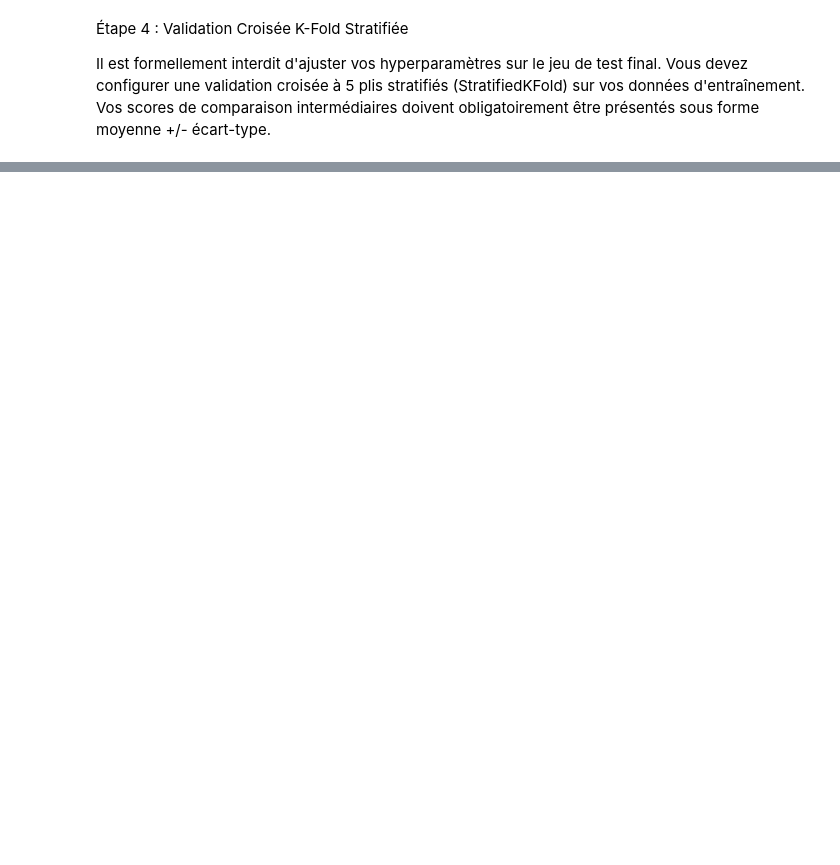
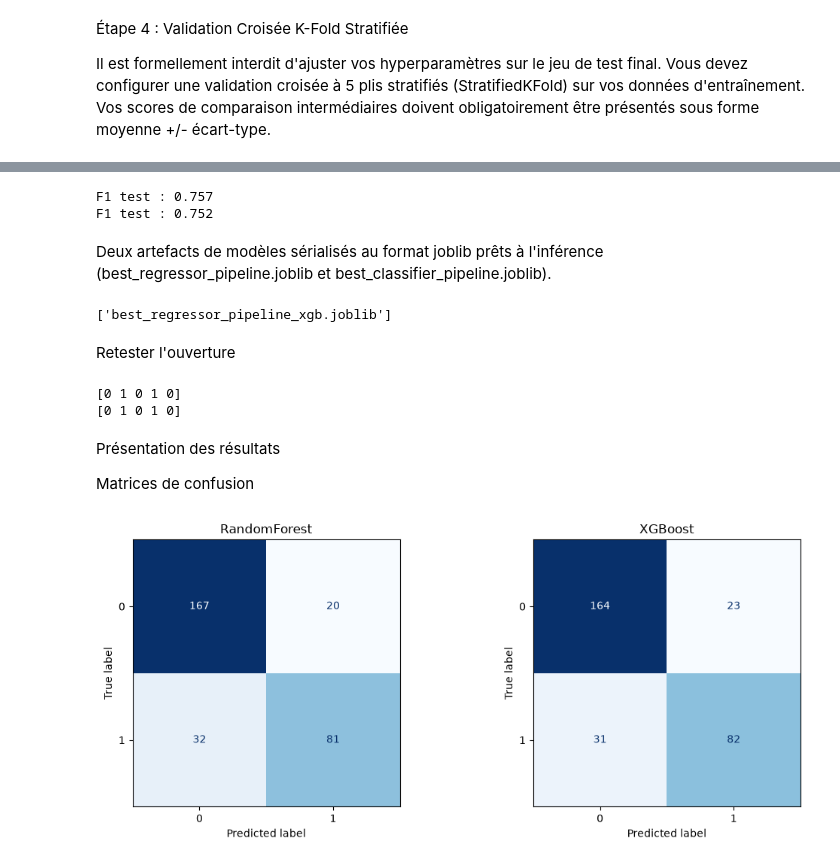
Before and after one commit to LaurenceCat/SocleApplicatif-module0, a Jupyter notebook: dev/Module1.ipynb, the cells around one changed output, grey strips where cells are left out. Drawn from its saved outputs; the diff is of its cells as text; code cells hidden in the pictures; blank space fills up the shorter version.

```diff
--- a/dev/Module1.ipynb
+++ b/dev/Module1.ipynb
@@ -258,11 +258,11 @@ preprocessor = ColumnTransformer(transformers=[
 ])
 
 # Pipeline complet : Prétraitement étanche + Modèle unifié
-full_pipeline = Pipeline(steps=[
+full_pipeline_RandomForest = Pipeline(steps=[
     ("preprocessor", preprocessor),
     ("model", RandomForestClassifier(random_state=42))
 ])
 
 # Sauvegarder le pipeline complet pour une utilisation ultérieure
-joblib.dump(full_pipeline, "full_pipeline.pkl")
+joblib.dump(full_pipeline_RandomForest, "full_pipeline.pkl")
 print("Pipeline sauvegardé sous 'full_pipeline.pkl'")
@@ -279,0 +431,67 @@ cv = StratifiedKFold(n_splits=5, shuffle=True, random_state=42)
+# %%
+from sklearn.metrics import f1_score
+
+final_model_rf = RandomForestClassifier(**study_rf.best_params, random_state=42, n_jobs=-1)
+final_pipeline_rf = Pipeline([("preprocessor", preprocessor), ("model", final_model_rf)])
+final_pipeline_rf.fit(X_train, y_train)
+y_pred = final_pipeline_rf.predict(X_test)
+print(f"F1 test : {f1_score(y_test, y_pred):.3f}")
+
+final_model_xgb = XGBClassifier(**study_xgb.best_params, random_state=42, eval_metric="logloss")
+final_pipeline_xgb = Pipeline([("preprocessor", preprocessor), ("model", final_model_xgb)])
+final_pipeline_xgb.fit(X_train, y_train)
+y_pred = final_pipeline_xgb.predict(X_test)
+print(f"F1 test : {f1_score(y_test, y_pred):.3f}")
+# %% [output]
+F1 test : 0.757
+F1 test : 0.752
+# %% [markdown]
+Deux artefacts de modèles sérialisés au format joblib prêts à l'inférence (best_regressor_pipeline.joblib et best_classifier_pipeline.joblib).
+# %%
+joblib.dump(final_pipeline_rf, "best_regressor_pipeline_rf.joblib")
+joblib.dump(final_pipeline_xgb, "best_regressor_pipeline_xgb.joblib")
+# %% [output]
+['best_regressor_pipeline_xgb.joblib']
+# %% [markdown]
+Retester l'ouverture
+# %%
+rf = joblib.load("best_regressor_pipeline_rf.joblib")
+xgb = joblib.load("best_regressor_pipeline_xgb.joblib")
+
+print(rf.predict(X_test.head()))
+print(xgb.predict(X_test.head()))
+# %% [output]
+[0 1 0 1 0]
+[0 1 0 1 0]
+# %% [markdown]
+Présentation des résultats
+
+Matrices de confusion
+# %%
+import matplotlib.pyplot as plt
+from sklearn.ensemble import RandomForestClassifier
+from sklearn.metrics import ConfusionMatrixDisplay
+from sklearn.pipeline import Pipeline
+from xgboost import XGBClassifier
+
+pipe_rf = Pipeline([("preprocessor", preprocessor),
+                    ("model", RandomForestClassifier(**study_rf.best_params, random_state=42, n_jobs=-1))])
+pipe_xgb = Pipeline([("preprocessor", preprocessor),
+                     ("model", XGBClassifier(**study_xgb.best_params, random_state=42, eval_metric="logloss"))])
+
+pipe_rf.fit(X_train, y_train)
+pipe_xgb.fit(X_train, y_train)
+
+fig, axes = plt.subplots(1, 2, figsize=(11, 4.5))
+
+for ax, (nom, pipe) in zip(axes, [("RandomForest", pipe_rf), ("XGBoost", pipe_xgb)]):
+    ConfusionMatrixDisplay.from_estimator(
+        pipe, X_test, y_test, ax=ax, cmap="Blues", colorbar=False
+    )
+    ax.set_title(nom)
+
+plt.tight_layout()
+plt.savefig("confusion_matrices.png", dpi=150)
+plt.show()
+# %% [output]
+[figure, added]
```
Also changed, not shown: parts of 7 cells of this notebook, 7 other files.
